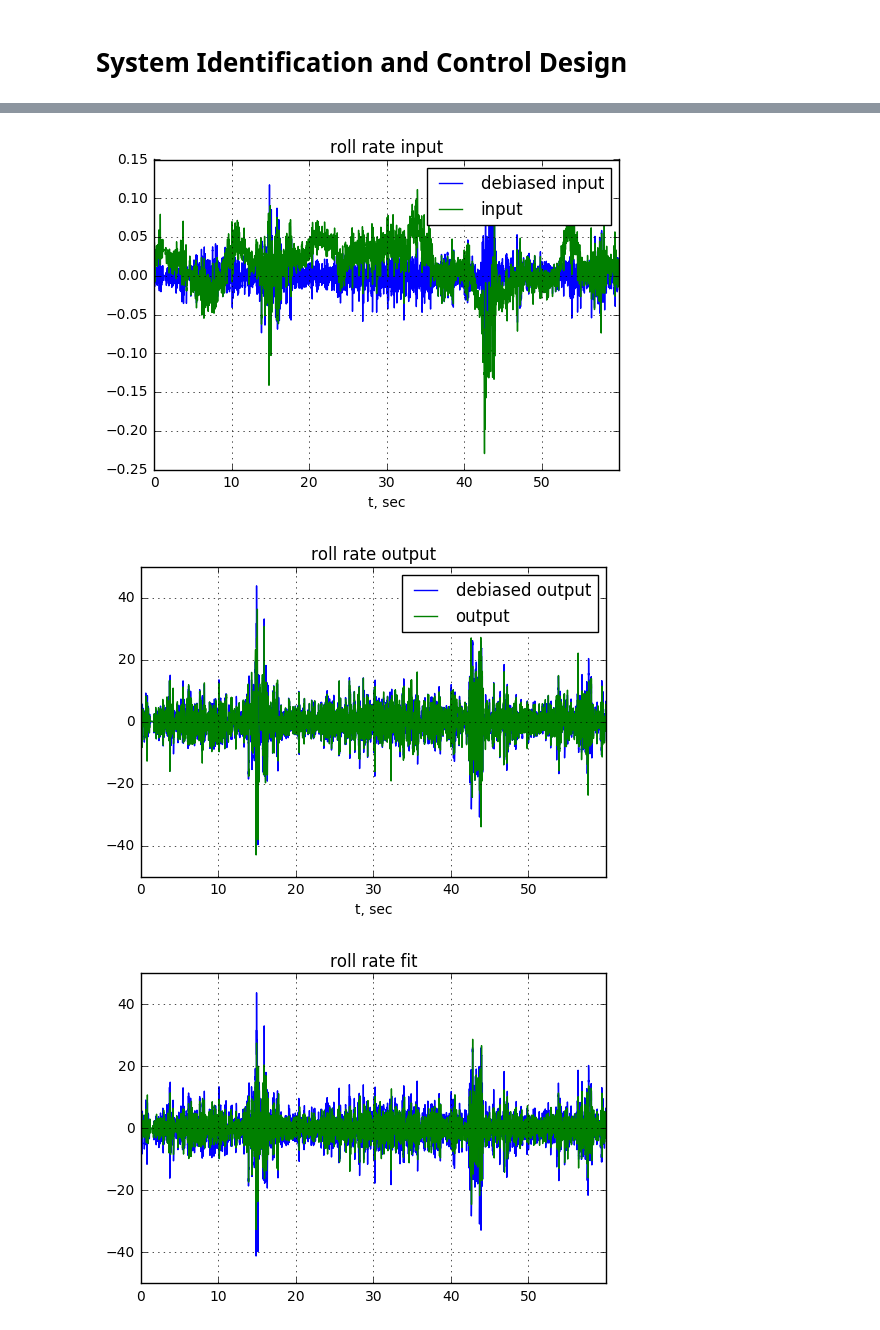
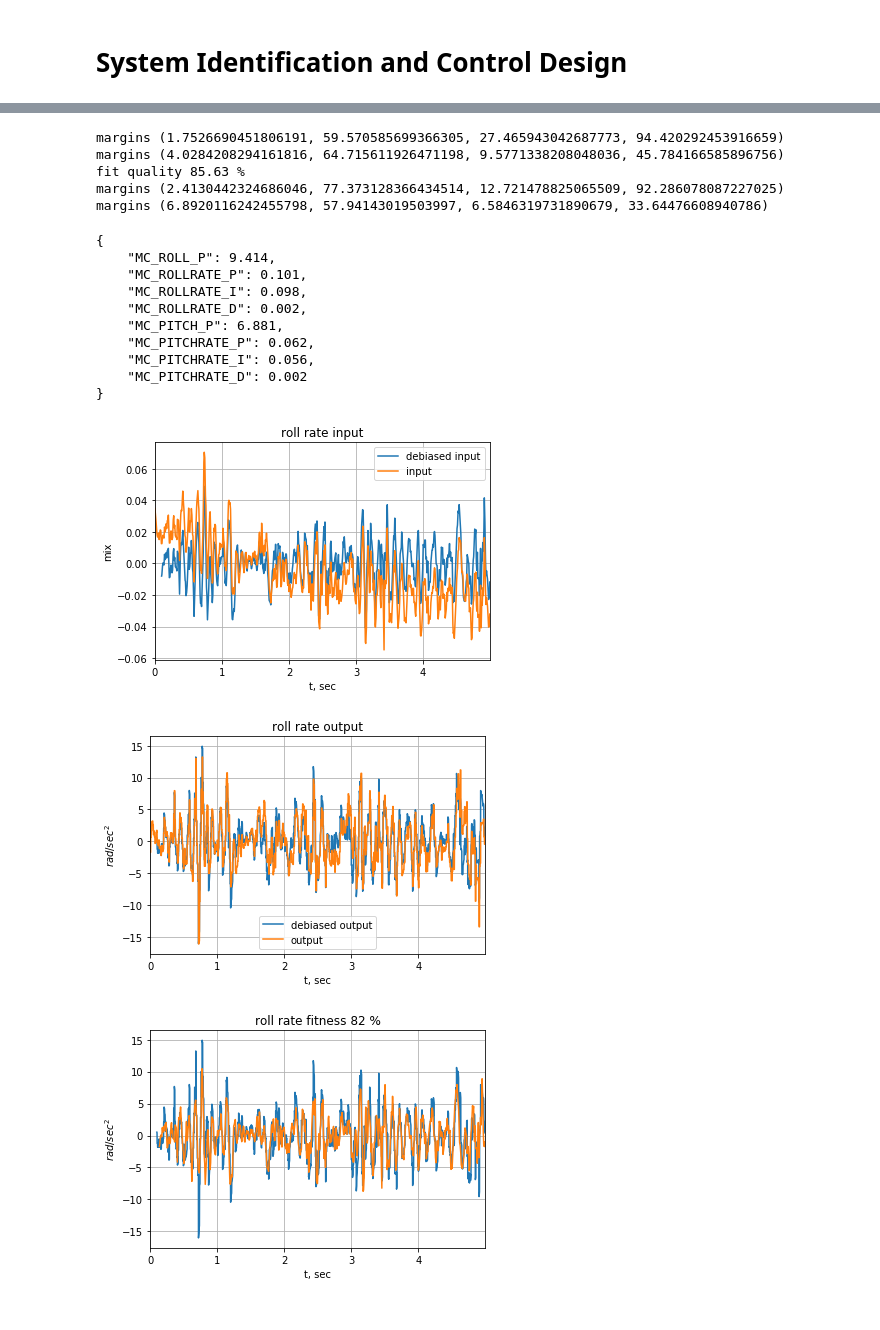
Before and after one commit to dronecrew/px4tools, a Jupyter notebook: examples/Log based System Identification and Control Design.ipynb, the cells around one changed output, grey strips where cells are left out. Saved outputs shown, nothing was run; the diff lists cells and outputs as text; code cells hidden in the pictures.

```diff
--- a/examples/Log based System Identification and Control Design.ipynb
+++ b/examples/Log based System Identification and Control Design.ipynb
@@ -14,7 +27,7 @@ Populating the interactive namespace from numpy and matplotlib
 # %%
 data = px4tools.process_data(pandas.read_csv('./sess052/log001.csv'))
 # %%
-gains, design_data = px4tools.logsysid.control_design(data[20:80],
+gains, design_data = px4tools.logsysid.control_design(data[23:28],
     do_plot=True)
 print(json.dumps(gains, indent=4))
 # %% [output]
@@ -33,3 +41,18 @@ fit quality 87.12 %
+margins (1.7526690451806191, 59.570585699366305, 27.465943042687773, 94.420292453916659)
+margins (4.0284208294161816, 64.715611926471198, 9.5771338208048036, 45.784166585896756)
+fit quality 85.63 %
+margins (2.4130442324686046, 77.373128366434514, 12.721478825065509, 92.286078087227025)
+margins (6.8920116242455798, 57.94143019503997, 6.5846319731890679, 33.64476608940786)
+{
+    "MC_ROLL_P": 9.414,
+    "MC_ROLLRATE_P": 0.101,
+    "MC_ROLLRATE_I": 0.098,
+    "MC_ROLLRATE_D": 0.002,
+    "MC_PITCH_P": 6.881,
+    "MC_PITCHRATE_P": 0.062,
+    "MC_PITCHRATE_I": 0.056,
+    "MC_PITCHRATE_D": 0.002
+}
-[figure, old version]
+[figure, new version]
-[figure, old version]
+[figure, new version]
-[figure, old version]
+[figure, new version]
```
Also changed, not shown: parts of 7 cells of this notebook, 3 other files.
